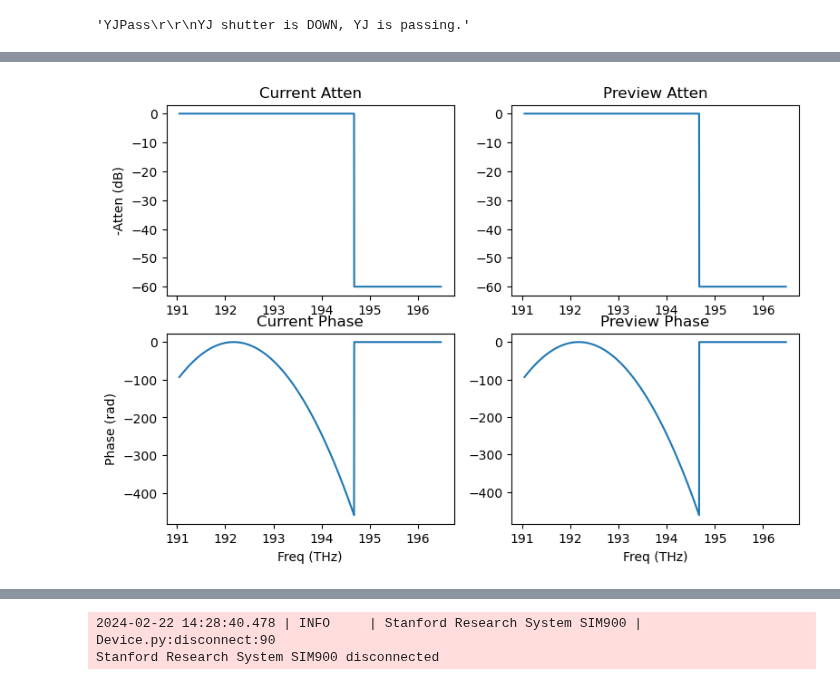
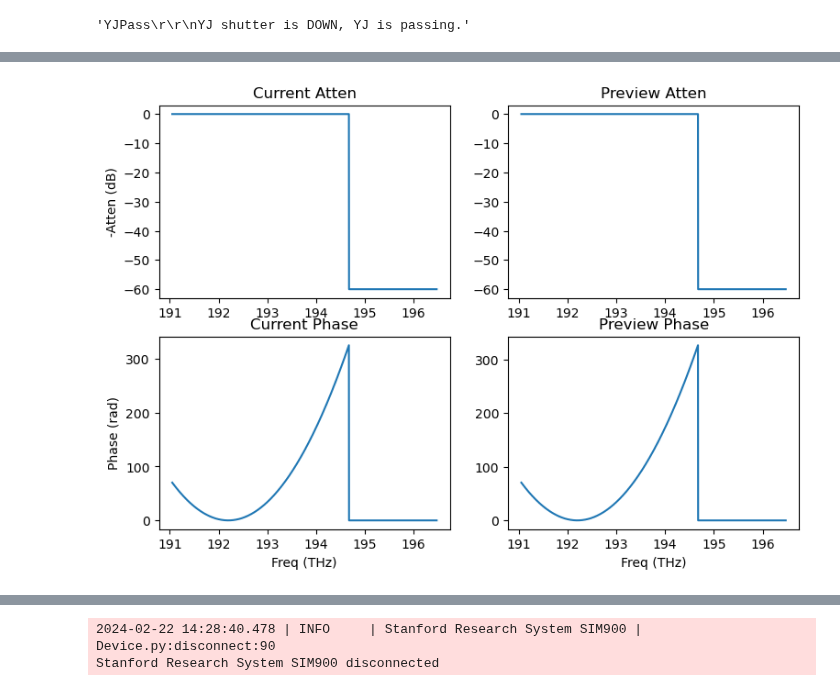
Before and after one commit to kester2015/KeckLFC-deploy, a Jupyter notebook: Notebooks/Minicomb_test_Feb.ipynb, the cells around one changed output, grey strips where cells are left out. Cells and saved outputs as stored; diff of their text form; code cells hidden in the pictures.

```diff
--- a/Notebooks/Minicomb_test_Feb.ipynb
+++ b/Notebooks/Minicomb_test_Feb.ipynb
@@ -692,5 +1161,6 @@ wsp.disconnect()
 # %%
-wsp.set3rdDisper(d2=-2.90,d3=0.)
+
+wsp.set3rdDisper(d2=2.09,d3=0.,center=1559.8)
 wsp.setBandPass(span=5)
 wsp.plotStatus()
 wsp.writeProfile()
@@ -704,4 +1185,4 @@ Waveshaper profile write successful.
-[figure, old version]
+[figure, new version]
 # %%
 osa.get_trace('a')
 # %% [output]
```
Also changed, not shown: parts of 96 cells of this notebook, 2 other files.
